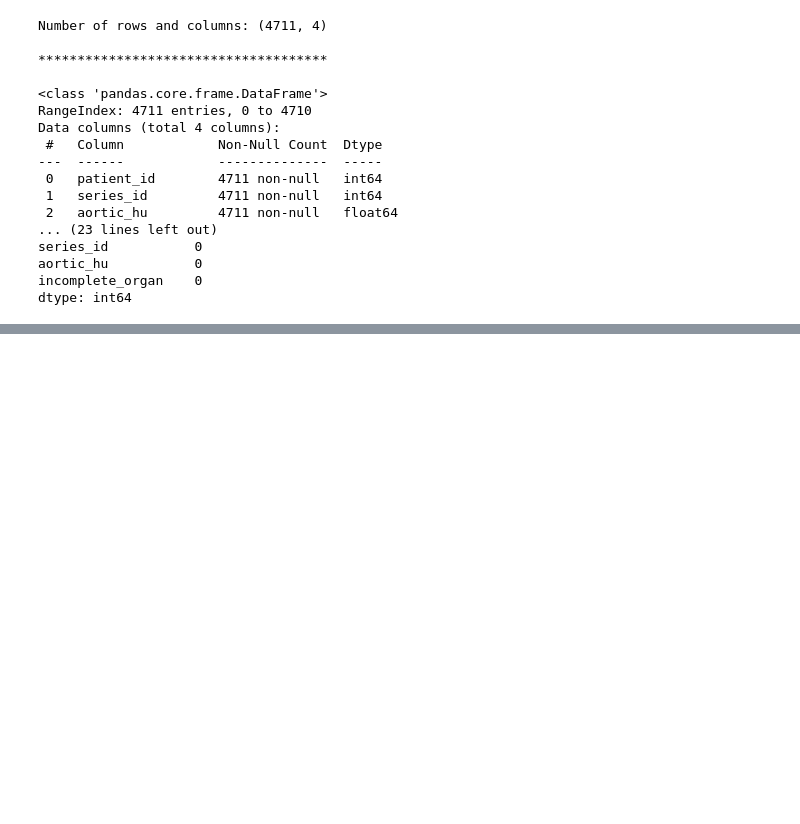
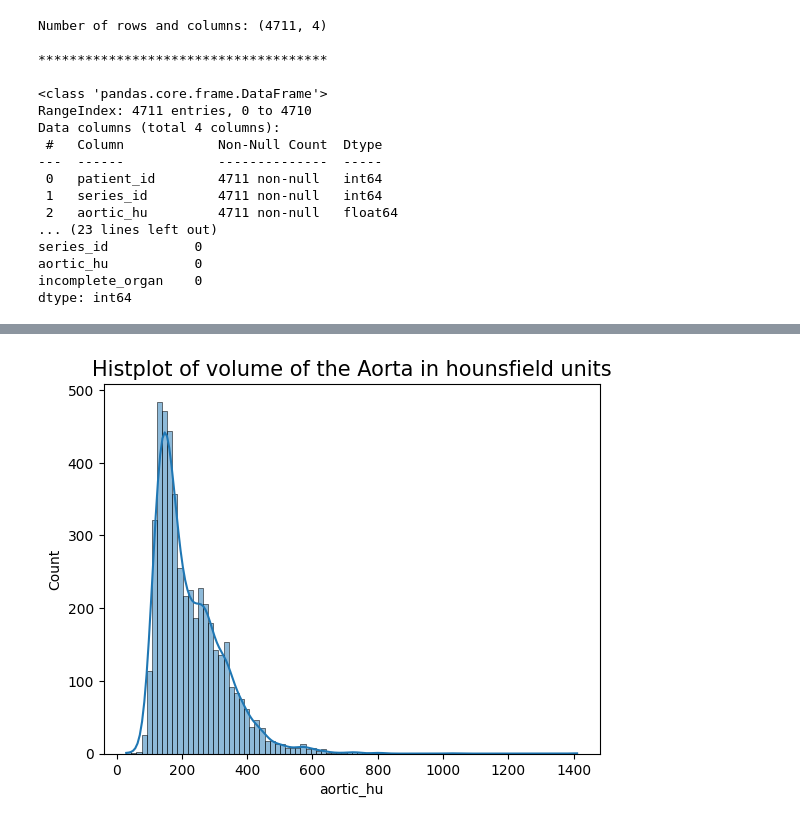
Before and after one commit to Makoto-Noda/RSNA2023, a Jupyter notebook: RSNA2023_EDA.ipynb, the cells around one changed output, grey strips where cells are left out. Saved outputs shown, nothing was run; the diff lists cells and outputs as text; code cells hidden in the pictures; blank space fills up the shorter version.

```diff
--- a/RSNA2023_EDA.ipynb
+++ b/RSNA2023_EDA.ipynb
@@ -126,0 +310,6 @@ dtype: int64
+# %%
+sns.histplot(np.abs(train_series_meta['aortic_hu']), kde=True)
+plt.title('Histplot of volume of the Aorta in hounsfield units',fontsize=15)
+plt.show()
+# %% [output]
+[figure, added]
```
Also changed, not shown: parts of 31 cells of this notebook.
